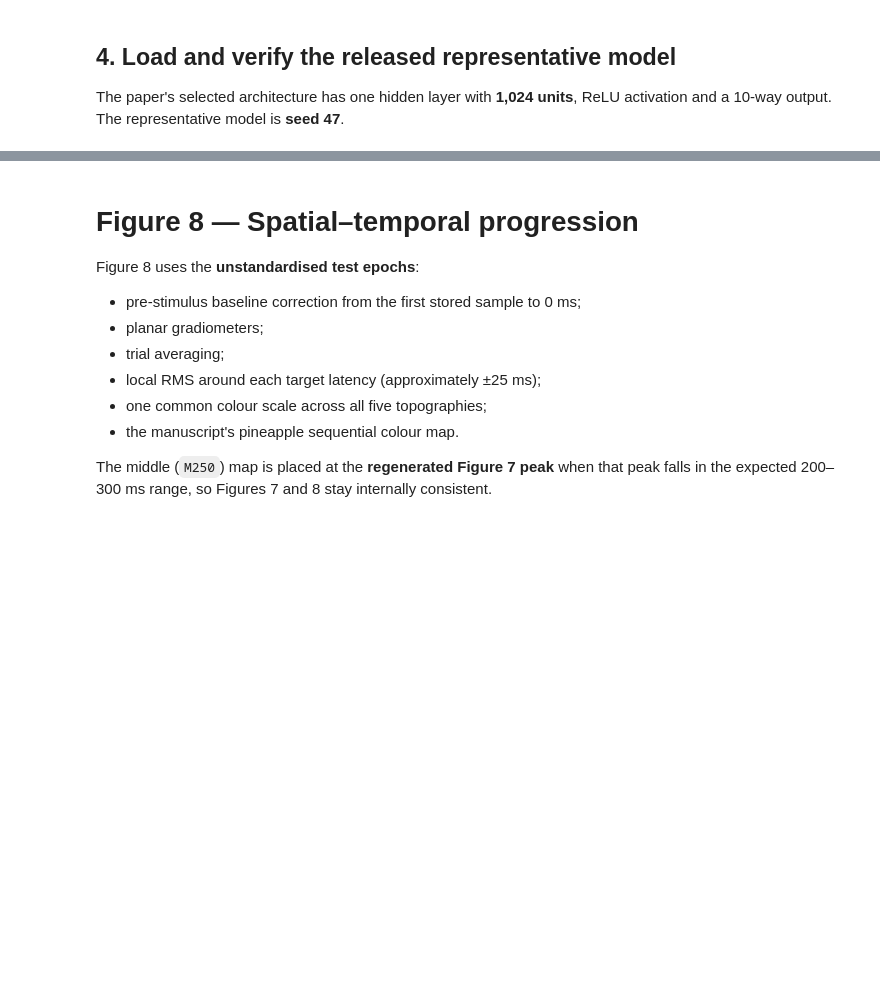
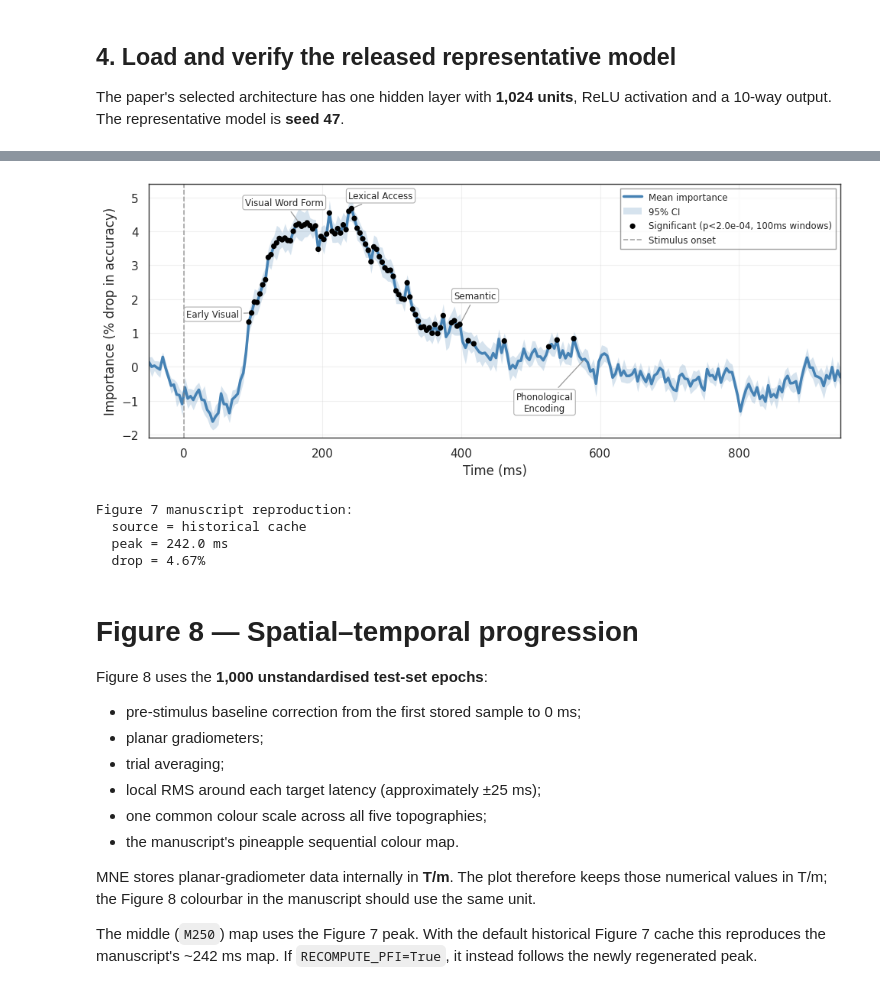
Before and after one commit to neural-processing-lab/megnist-paper, a Jupyter notebook: MegNIST_analysis.ipynb, the cells around one changed output, grey strips where cells are left out. Saved outputs shown, nothing was run; the diff lists cells and outputs as text; code cells hidden in the pictures; blank space fills up the shorter version.

```diff
--- a/MegNIST_analysis.ipynb
+++ b/MegNIST_analysis.ipynb
@@ -43,8 +46,10 @@ import math
 import pickle
 import shutil
 import time
+import urllib.request
 
 import h5py
+import seaborn as sns
 import matplotlib.pyplot as plt
 from matplotlib.colors import LinearSegmentedColormap
 from mpl_toolkits.axes_grid1 import make_axes_locatable
@@ -58,6 +63,8 @@ from huggingface_hub import hf_hub_download
 from tqdm.auto import tqdm
 
 HF_REPO = "pnpl/MegNIST"
+PAPER_REPO_RAW = "https://raw.githubusercontent.com/neural-processing-lab/megnist-paper/main"
+MODEL_RELEASE_URL = "https://github.com/neural-processing-lab/megnist-paper/releases/download/v1.0/baseline_model_seed47.pth"
 
 WORK_DIR = Path("/content/MegNIST_paper")
 DATA_DIR = WORK_DIR / "data"
@@ -76,3 +83,21 @@ PFI_ALPHA = 0.05
 
 print("Device:", DEVICE)
 print("Work directory:", WORK_DIR)
+
+def get_paper_file(relative_path):
+    """Return a small paper-result file, downloading it from GitHub if needed."""
+    relative_path = Path(relative_path)
+
+    # If running from a clone of megnist-paper, use the local file.
+    if relative_path.exists():
+        return relative_path
+
+    # Colab opened directly from GitHub does not clone sibling repo files.
+    # Cache the small public result locally instead.
+    cached_path = CACHE_DIR / relative_path.name
+    if not cached_path.exists():
+        url = f"{PAPER_REPO_RAW}/{relative_path.as_posix()}"
+        print(f"Downloading paper result: {url}")
+        urllib.request.urlretrieve(url, cached_path)
+
+    return cached_path
@@ -751,7 +1150,6 @@ print(
 # %%
-sem = std / np.sqrt(all_shuffled_accs.shape[1])
+sem = std / np.sqrt(n_repeats_fig7)
 ci95 = 1.96 * sem
-significant = pvalues < bonferroni_threshold
 
 fig, ax = plt.subplots(figsize=(10, 4.2))
 
@@ -782,7 +1180,7 @@ if np.any(significant):
         zorder=6,
         label=(
             f"Significant (p<{bonferroni_threshold:.1e}, "
-            f"{PFI_WINDOW_SAMPLES / 250 * 1000:.0f}ms windows)"
+            f"{window_size_ms_fig7:.0f}ms windows)"
         ),
     )
 
@@ -805,6 +1203,7 @@ annotation_specs = [
     ("Visual Word Form", 170, 145, 4.85),
     ("Lexical Access", peak_time_ms, peak_time_ms + 42, 5.05),
     ("Semantic", 400, 420, 2.10),
+    # Coordinates used for the manuscript figure.
     ("Phonological\nEncoding", 580, 520, -1.05),
 ]
 
@@ -840,41 +1239,47 @@ ax.grid(alpha=0.28, linewidth=0.8)
 
 ax.legend(
     loc="upper right",
     frameon=True,
     fancybox=False,
     edgecolor="#888888",
     fontsize=8.5,
 )
 
 for spine in ax.spines.values():
     spine.set_visible(True)
     spine.set_color("#333333")
     spine.set_linewidth(1.0)
 
 fig.tight_layout()
 fig.savefig(
     FIG_DIR / "figure7_temporal_importance.pdf",
     bbox_inches="tight",
     facecolor="white",
 )
 fig.savefig(
     FIG_DIR / "figure7_temporal_importance.png",
     dpi=300,
     bbox_inches="tight",
     facecolor="white",
 )
 plt.show()
 
 print(
-    "\nMANUSCRIPT CHECK — Figure 7:\n"
-    f"  regenerated peak = {peak_time_ms:.1f} ms\n"
-    f"  regenerated drop = {peak_importance:.2f}%\n"
-    "Use these regenerated values in the final text/caption."
+    "\nFigure 7 manuscript reproduction:\n"
+    f"  source = {'fresh rerun' if RECOMPUTE_PFI else 'historical cache'}\n"
+    f"  peak = {peak_time_ms:.1f} ms\n"
+    f"  drop = {peak_importance:.2f}%"
 )
+# %% [output]
+[figure, added]
+Figure 7 manuscript reproduction:
+  source = historical cache
+  peak = 242.0 ms
+  drop = 4.67%
 # %% [markdown]
 # Figure 8 — Spatial–temporal progression
 
-Figure 8 uses the **unstandardised test epochs**:
+Figure 8 uses the **1,000 unstandardised test-set epochs**:
 
 - pre-stimulus baseline correction from the first stored sample to 0 ms;
 - planar gradiometers;
@@ -883,7 +1288,13 @@ Figure 8 uses the **unstandardised test epochs**:
 - one common colour scale across all five topographies;
 - the manuscript's pineapple sequential colour map.
 
-The middle (`M250`) map is placed at the **regenerated Figure 7 peak** when that peak falls in the expected 200–300 ms range, so Figures 7 and 8 stay internally consistent.
+MNE stores planar-gradiometer data internally in **T/m**. The plot therefore
+keeps those numerical values in T/m; the Figure 8 colourbar in the manuscript
+should use the same unit.
+
+The middle (`M250`) map uses the Figure 7 peak. With the default historical
+Figure 7 cache this reproduces the manuscript's ~242 ms map. If
+`RECOMPUTE_PFI=True`, it instead follows the newly regenerated peak.
 # %%
 BAD_CHANNELS = [
     "MEG0911", "MEG0912", "MEG0913",
```
Also changed, not shown: parts of 19 cells of this notebook.
